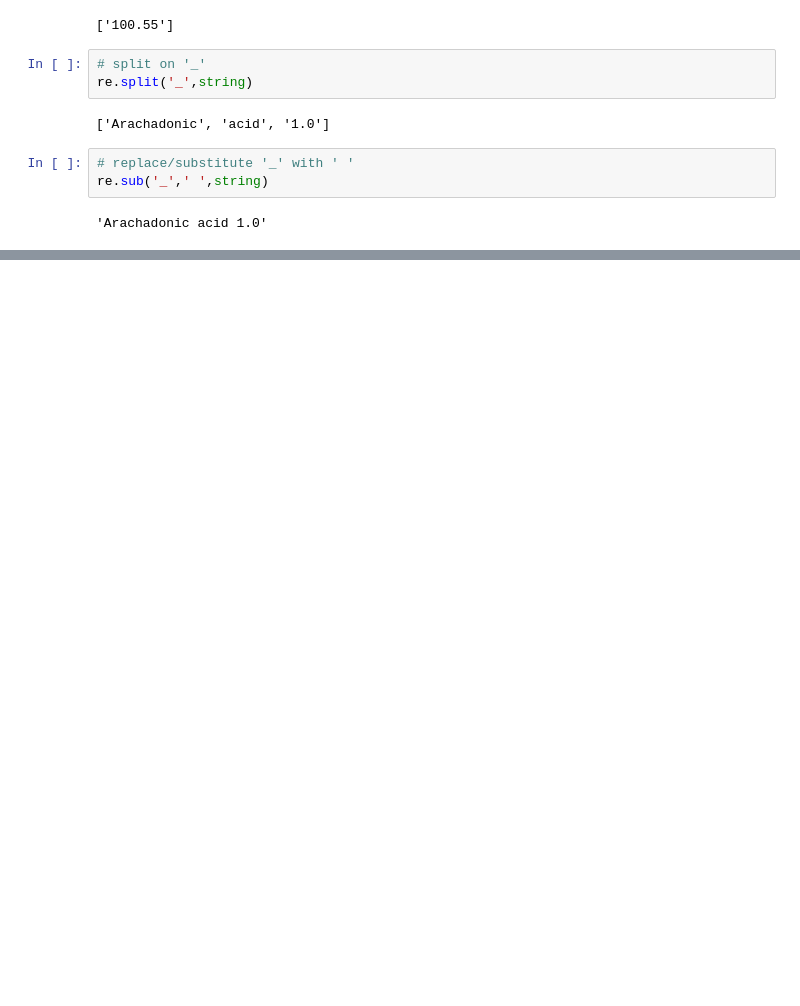
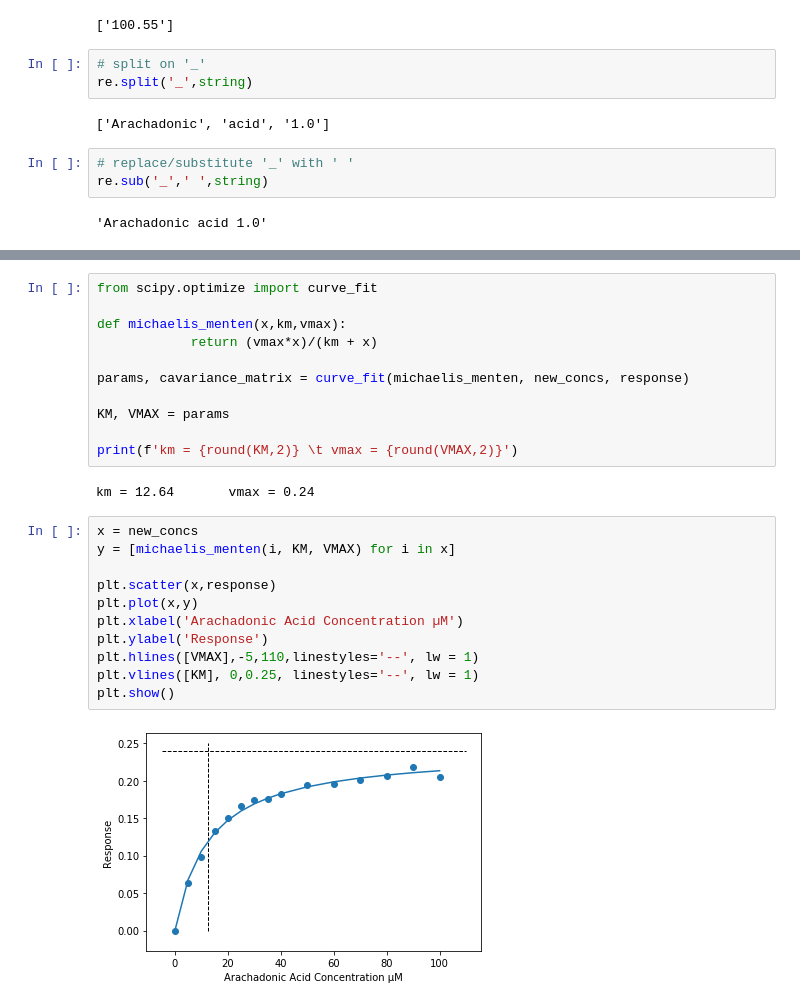
Before and after one commit to UoMMIB/Python-Club, a Jupyter notebook: Tutorials/uv-vis-data.ipynb, the cells around one changed output, grey strips where cells are left out. Cells and saved outputs as stored; diff of their text form; blank space fills up the shorter version.

```diff
--- a/Tutorials/uv-vis-data.ipynb
+++ b/Tutorials/uv-vis-data.ipynb
@@ -588,0 +887,26 @@ given that the final volume is 1ml, the stock concentration is 10 mM and the add
+# %%
+from scipy.optimize import curve_fit
+
+def michaelis_menten(x,km,vmax):
+            return (vmax*x)/(km + x)
+
+params, cavariance_matrix = curve_fit(michaelis_menten, new_concs, response)
+
+KM, VMAX = params
+
+print(f'km = {round(KM,2)} \t vmax = {round(VMAX,2)}')
+# %% [output]
+km = 12.64       vmax = 0.24
+# %%
+x = new_concs
+y = [michaelis_menten(i, KM, VMAX) for i in x]
+
+plt.scatter(x,response)
+plt.plot(x,y)
+plt.xlabel('Arachadonic Acid Concentration µM')
+plt.ylabel('Response')
+plt.hlines([VMAX],-5,110,linestyles='--', lw = 1)
+plt.vlines([KM], 0,0.25, linestyles='--', lw = 1)
+plt.show()
+# %% [output]
+[figure, added]
```
Also changed, not shown: parts of 29 cells of this notebook, 1 other file.
